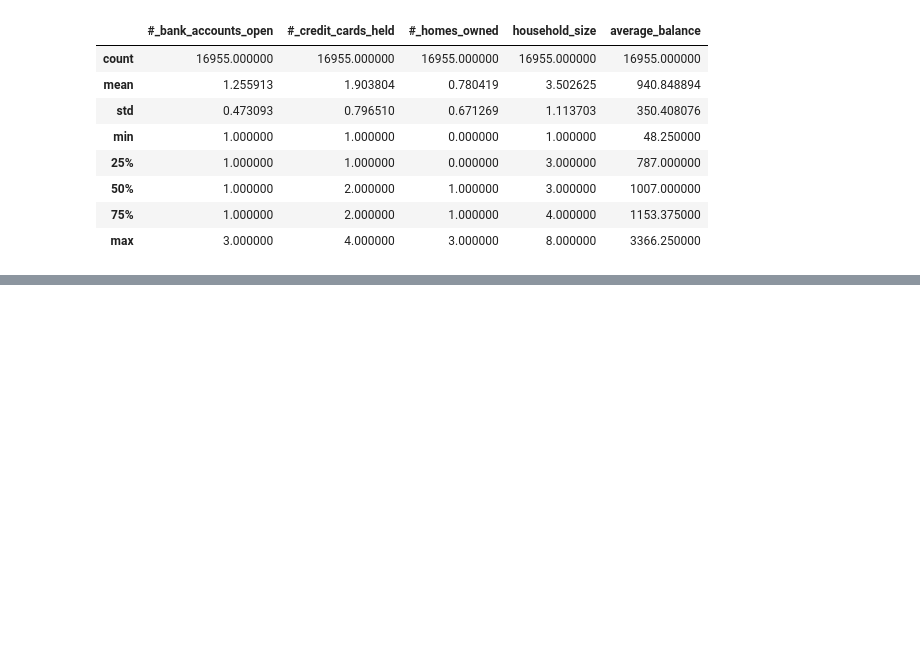
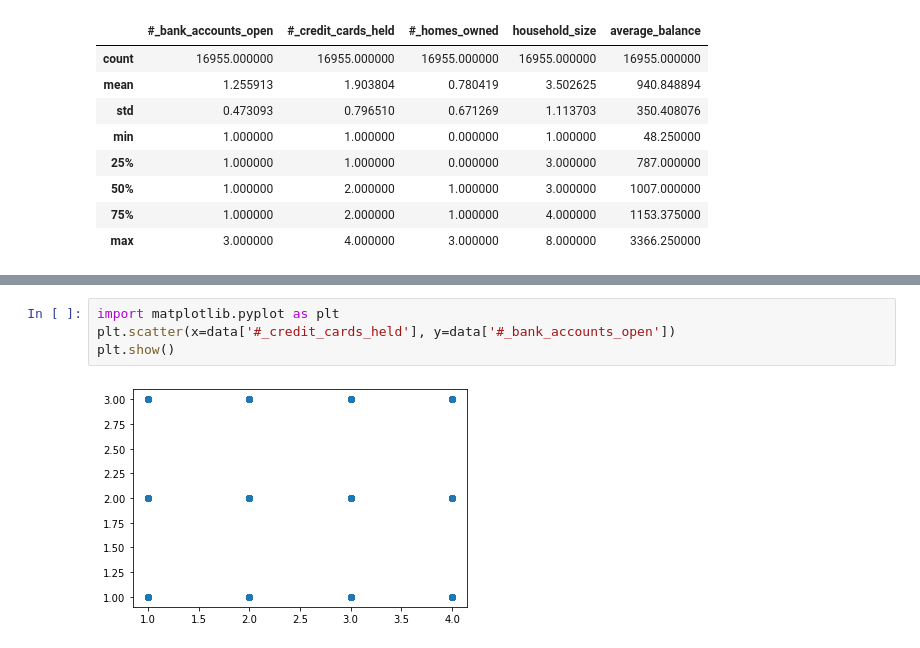
Before and after one commit to hollyjanedalton/mid_bootcamp_project, a Jupyter notebook: EDA_cc_project.ipynb, the cells around one changed output, grey strips where cells are left out. Cells and saved outputs as stored; diff of their text form; blank space fills up the shorter version.

```diff
--- a/EDA_cc_project.ipynb
+++ b/EDA_cc_project.ipynb
@@ -68,0 +81,6 @@ data.
+# %%
+import matplotlib.pyplot as plt
+plt.scatter(x=data['#_credit_cards_held'], y=data['#_bank_accounts_open'])
+plt.show()
+# %% [output]
+[figure, added]
```
Also changed, not shown: parts of 20 cells of this notebook, 4 other files.
